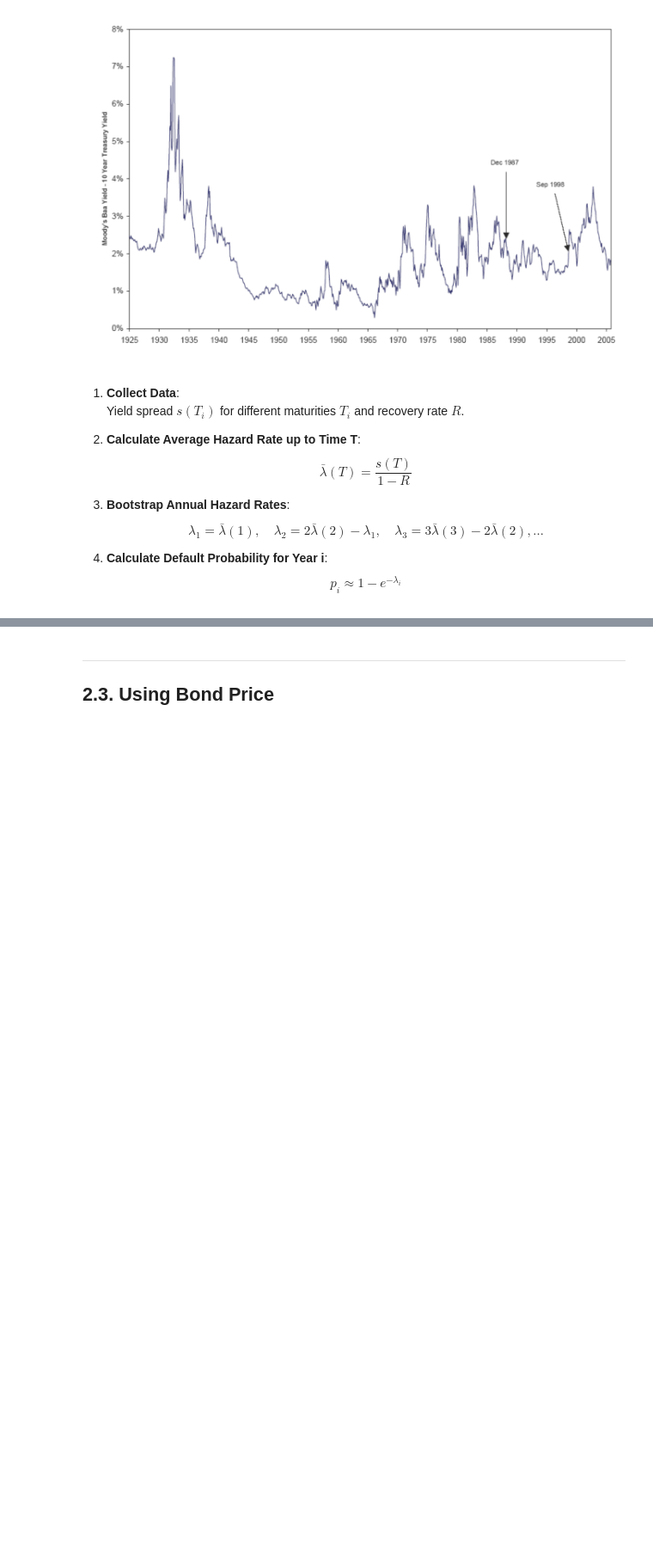
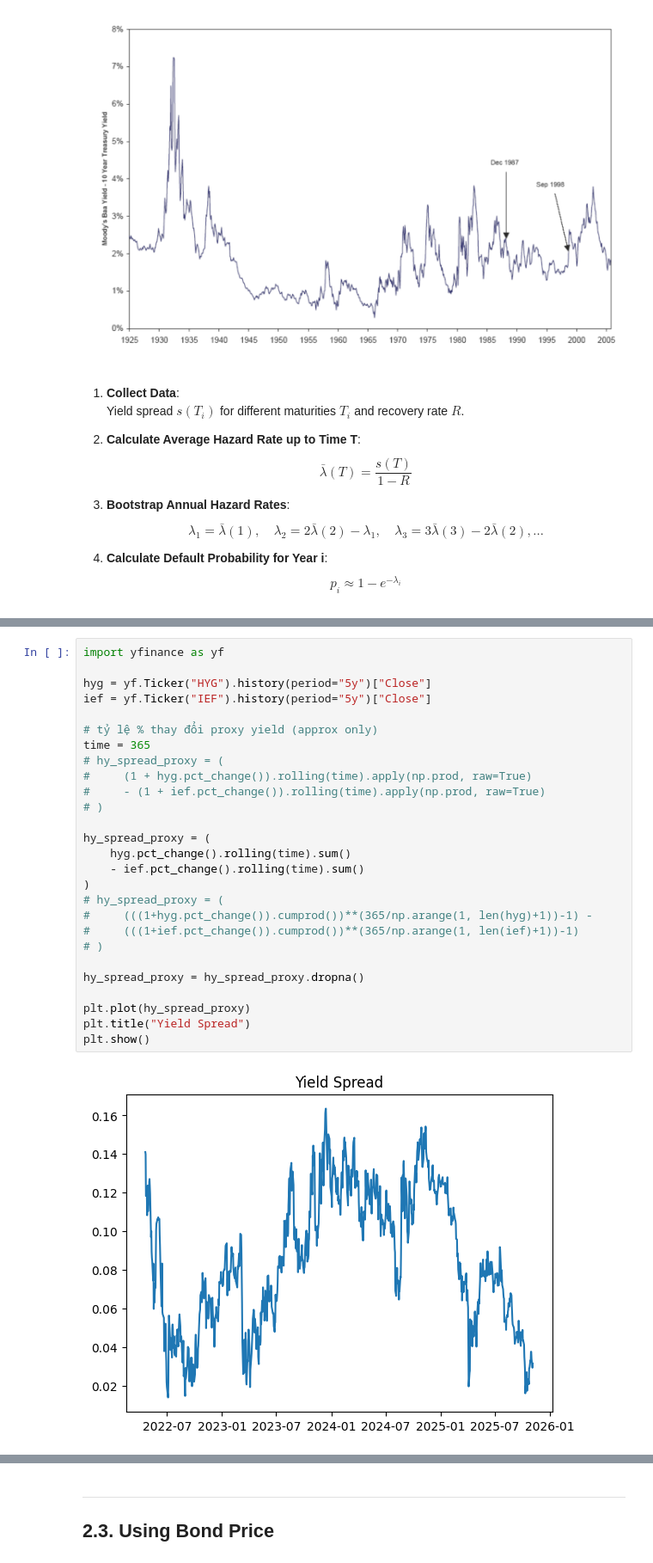
Before and after one commit to khanhtrinh2003/ISFA-Project, a Jupyter notebook: isfa_qrm/isfa_qrm_copula.ipynb, the cells around one changed output, grey strips where cells are left out. Shown at 86% size. Drawn from its saved outputs; the diff is of its cells as text; blank space fills up the shorter version.

```diff
--- a/isfa_qrm/isfa_qrm_copula.ipynb
+++ b/isfa_qrm/isfa_qrm_copula.ipynb
@@ -192,0 +311,29 @@ plt.plot(np.exp(-np.cumsum(hasard)))
+# %%
+import yfinance as yf
+
+hyg = yf.Ticker("HYG").history(period="5y")["Close"]
+ief = yf.Ticker("IEF").history(period="5y")["Close"]
+
+# tỷ lệ % thay đổi proxy yield (approx only)
+time = 365
+# hy_spread_proxy = (
+#     (1 + hyg.pct_change()).rolling(time).apply(np.prod, raw=True)
+#     - (1 + ief.pct_change()).rolling(time).apply(np.prod, raw=True)
+# )
+
+hy_spread_proxy = (
+    hyg.pct_change().rolling(time).sum()
+    - ief.pct_change().rolling(time).sum()
+)
+# hy_spread_proxy = (
+#     (((1+hyg.pct_change()).cumprod())**(365/np.arange(1, len(hyg)+1))-1) -
+#     (((1+ief.pct_change()).cumprod())**(365/np.arange(1, len(ief)+1))-1)
+# )
+
+hy_spread_proxy = hy_spread_proxy.dropna()
+
+plt.plot(hy_spread_proxy)
+plt.title("Yield Spread")
+plt.show()
+# %% [output]
+[figure, added]
```
Also changed, not shown: parts of 28 cells of this notebook.
